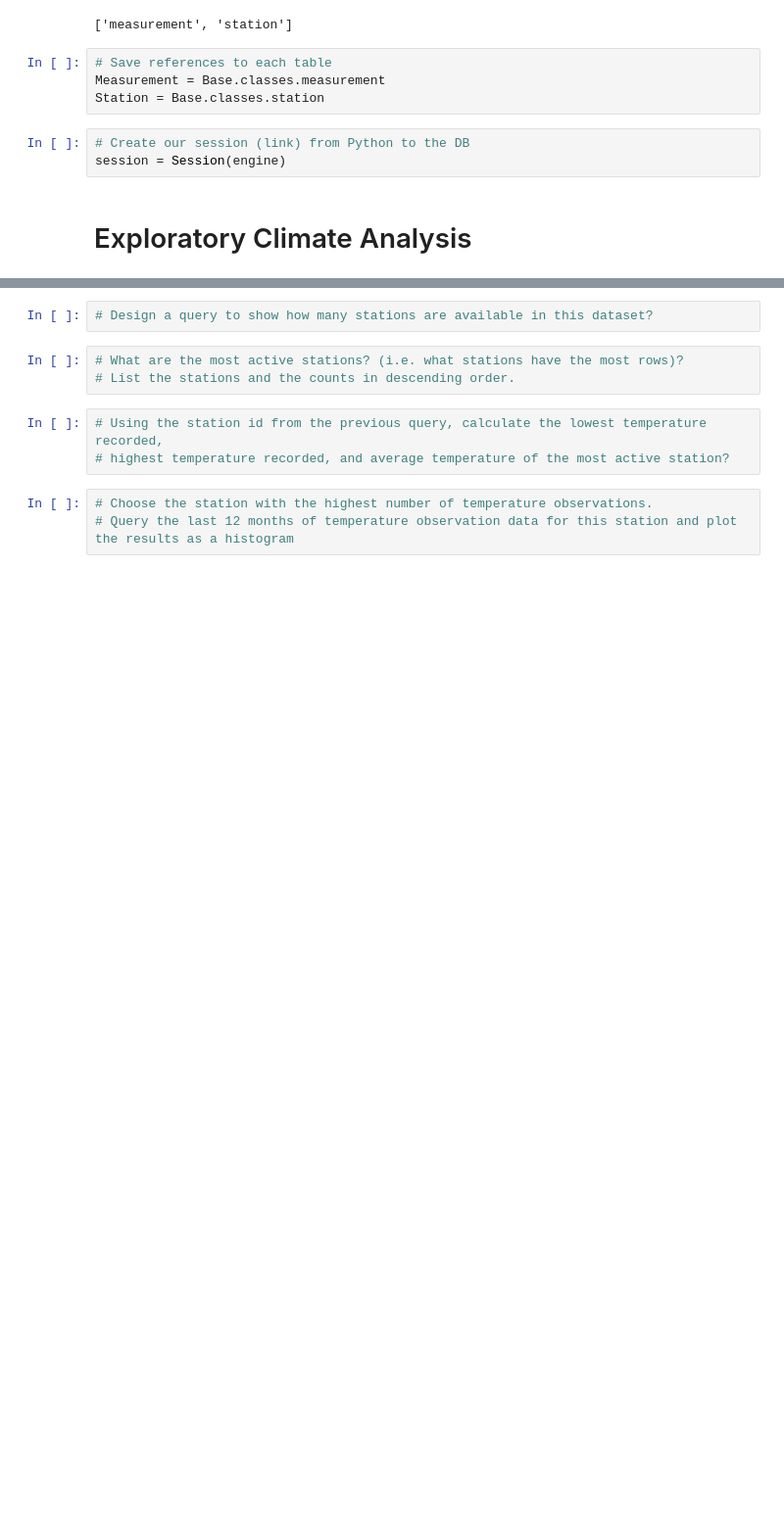
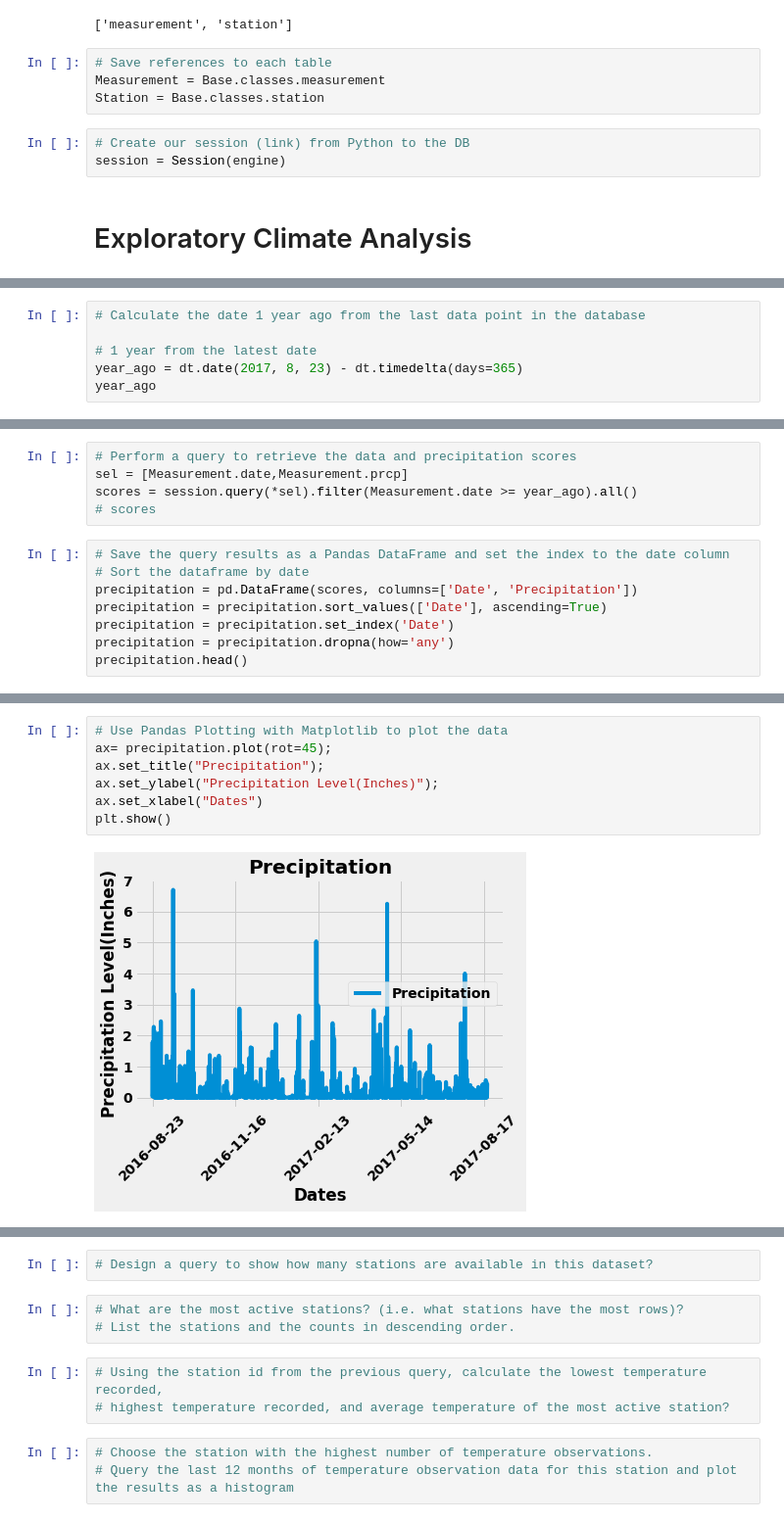
Before and after one commit to amblakemore/UCI_Homework_Blakemore, a Jupyter notebook: Sqlalchemy_Challenge/climate.ipynb, the cells around one changed output, grey strips where cells are left out. Shown at 98% size. Saved outputs shown, nothing was run; the diff lists cells and outputs as text; blank space fills up the shorter version.

```diff
--- a/Sqlalchemy_Challenge/climate.ipynb
+++ b/Sqlalchemy_Challenge/climate.ipynb
@@ -65,0 +62,6 @@ datetime.date(2017, 8, 23)
+# %%
+# Calculate the date 1 year ago from the last data point in the database
+
+# 1 year from the latest date
+year_ago = dt.date(2017, 8, 23) - dt.timedelta(days=365)
+year_ago
@@ -65,0 +70,13 @@ datetime.date(2017, 8, 23)
+# %%
+# Perform a query to retrieve the data and precipitation scores
+sel = [Measurement.date,Measurement.prcp]
+scores = session.query(*sel).filter(Measurement.date >= year_ago).all()
+# scores
+# %%
+# Save the query results as a Pandas DataFrame and set the index to the date column
+# Sort the dataframe by date
+precipitation = pd.DataFrame(scores, columns=['Date', 'Precipitation'])
+precipitation = precipitation.sort_values(['Date'], ascending=True)
+precipitation = precipitation.set_index('Date')
+precipitation = precipitation.dropna(how='any')
+precipitation.head()
@@ -66,2 +91,11 @@ datetime.date(2017, 8, 23)
+# %%
+# Use Pandas Plotting with Matplotlib to plot the data
+ax= precipitation.plot(rot=45);
+ax.set_title("Precipitation");
+ax.set_ylabel("Precipitation Level(Inches)");
+ax.set_xlabel("Dates")
+plt.show()
+# %% [output]
+[figure, added]
 # %%
 # Use Pandas to calcualte the summary statistics for the precipitation data
```
Also changed, not shown: parts of 6 cells of this notebook.
